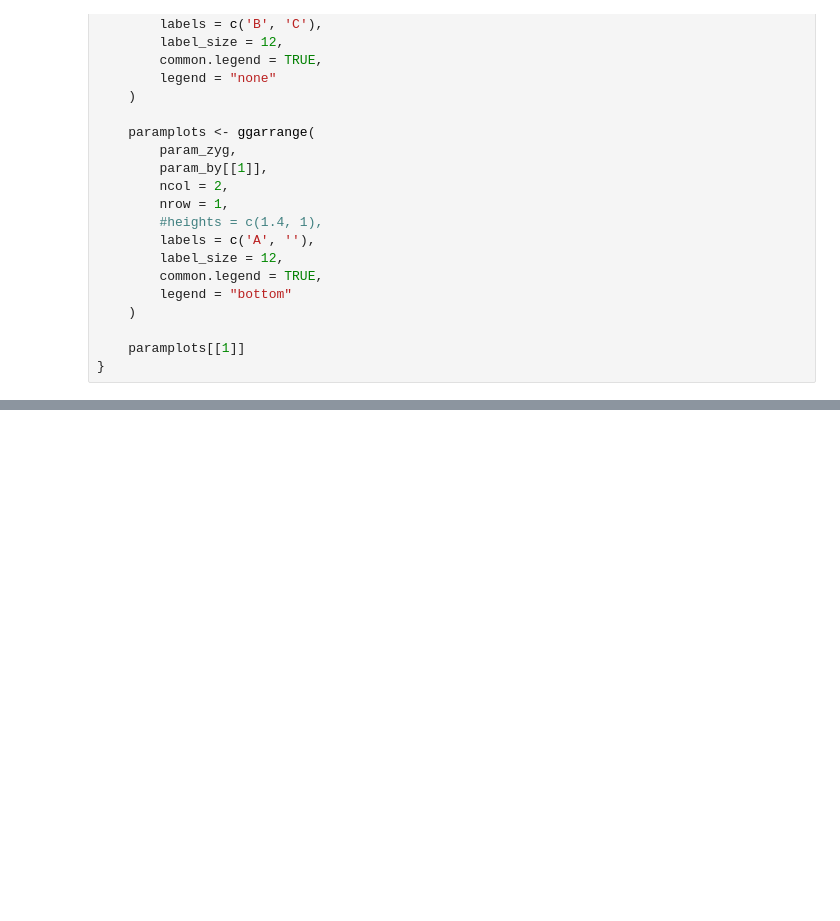
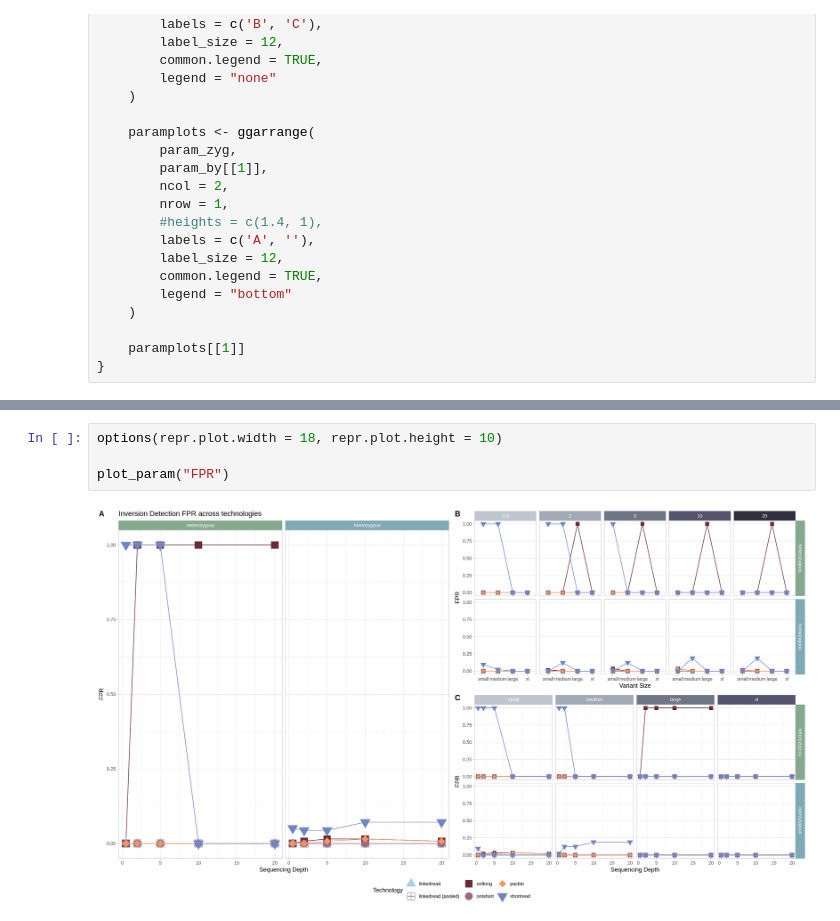
Before and after one commit to pdimens/haplotagging_simulations, a Jupyter notebook: compare_called_inversions.ipynb, the cells around one changed output, grey strips where cells are left out. Drawn from its saved outputs; the diff is of its cells as text; blank space fills up the shorter version.

```diff
--- a/compare_called_inversions.ipynb
+++ b/compare_called_inversions.ipynb
@@ -788,0 +527,6 @@ gridplot[[1]]
+# %%
+options(repr.plot.width = 18, repr.plot.height = 10)
+
+plot_param("FPR")
+# %% [output]
+[figure, added]
```
Also changed, not shown: parts of 25 cells of this notebook.
